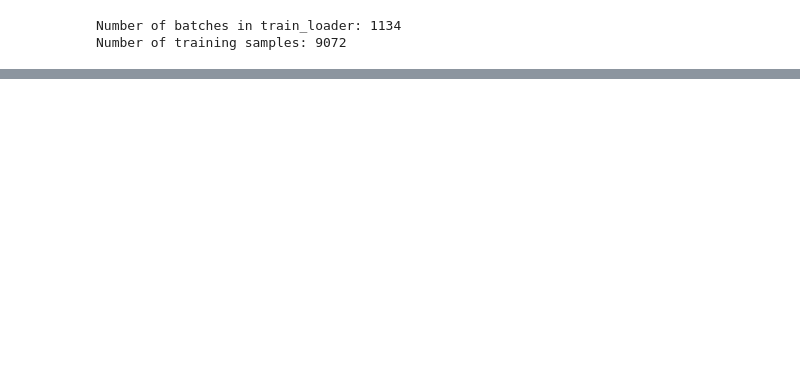
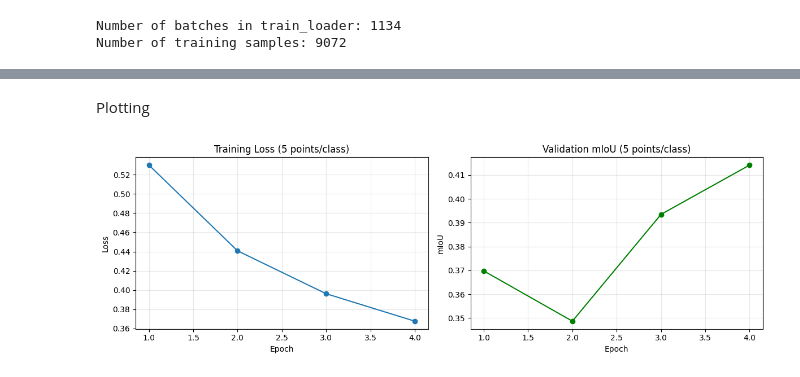
Before and after one commit to Brayanbrayan/Image-Segmentation, a Jupyter notebook: ImageSeg.ipynb, the cells around one changed output, grey strips where cells are left out. Saved outputs shown, nothing was run; the diff lists cells and outputs as text; code cells hidden in the pictures; blank space fills up the shorter version.

Commit message:
finished a training run and added chechpoints, cleaned up and came up with visualizations for training loss and Validation mIoU Loss and they look alright

```diff
--- a/ImageSeg.ipynb
+++ b/ImageSeg.ipynb
@@ -883,17 +678,0 @@ optimizer created
-# %%
-print("about to start training loop")
-num_epochs = 15
-history = {'train_loss': [], 'val_iou': []}
-
-print("history initialized, entering loop")
-for epoch in range(num_epochs):
-    print(f"inside loop, epoch {epoch} starting")
-    train_loss = train_epoch(model, train_loader, optimizer, device)
-    print(f"train_epoch returned: {train_loss}")
-    val_iou = evaluate(model, val_loader, device)
-    print(f"evaluate returned: {val_iou}")
-
-    history['train_loss'].append(train_loss)
-    history['val_iou'].append(val_iou)
-
-    print(f"Epoch {epoch+1}/{num_epochs} | Train Loss: {train_loss:.4f} | Val mIoU: {val_iou:.4f}")
@@ -918,0 +787,25 @@ KeyboardInterrupt:
+# %% [markdown]
+Plotting
+# %%
+fig, axes = plt.subplots(1, 2, figsize=(12, 4))
+axes[0].plot(range(1, num_epochs+1), history['train_loss'], marker='o')
+axes[0].set_title('Training Loss (5 points/class)')
+axes[0].set_xlabel('Epoch')
+axes[0].set_ylabel('Loss')
+axes[0].grid(alpha=0.3)
+
+axes[1].plot(range(1, num_epochs+1), history['val_iou'], marker='o', color='green')
+axes[1].set_title('Validation mIoU (5 points/class)')
+axes[1].set_xlabel('Epoch')
+axes[1].set_ylabel('mIoU')
+axes[1].grid(alpha=0.3)
+
+plt.tight_layout()
+plt.savefig('/content/drive/MyDrive/landcover_checkpoints/training_curves_5pts.png', dpi=150)
+plt.show()
+
+import json
+with open('/content/drive/MyDrive/landcover_checkpoints/history_5pts.json', 'w') as f:
+    json.dump(history, f)
+# %% [output]
+[figure, added]
```
Also changed, not shown: parts of 17 cells of this notebook.
